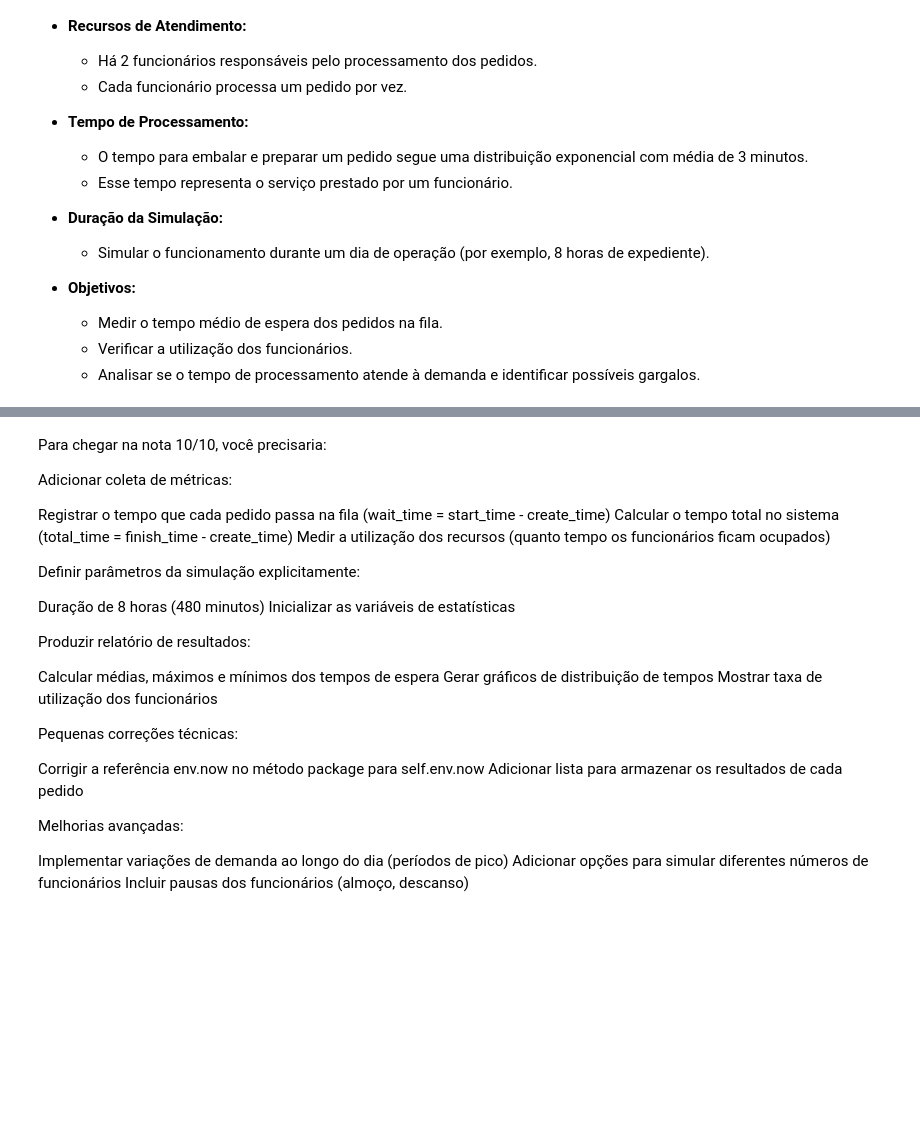
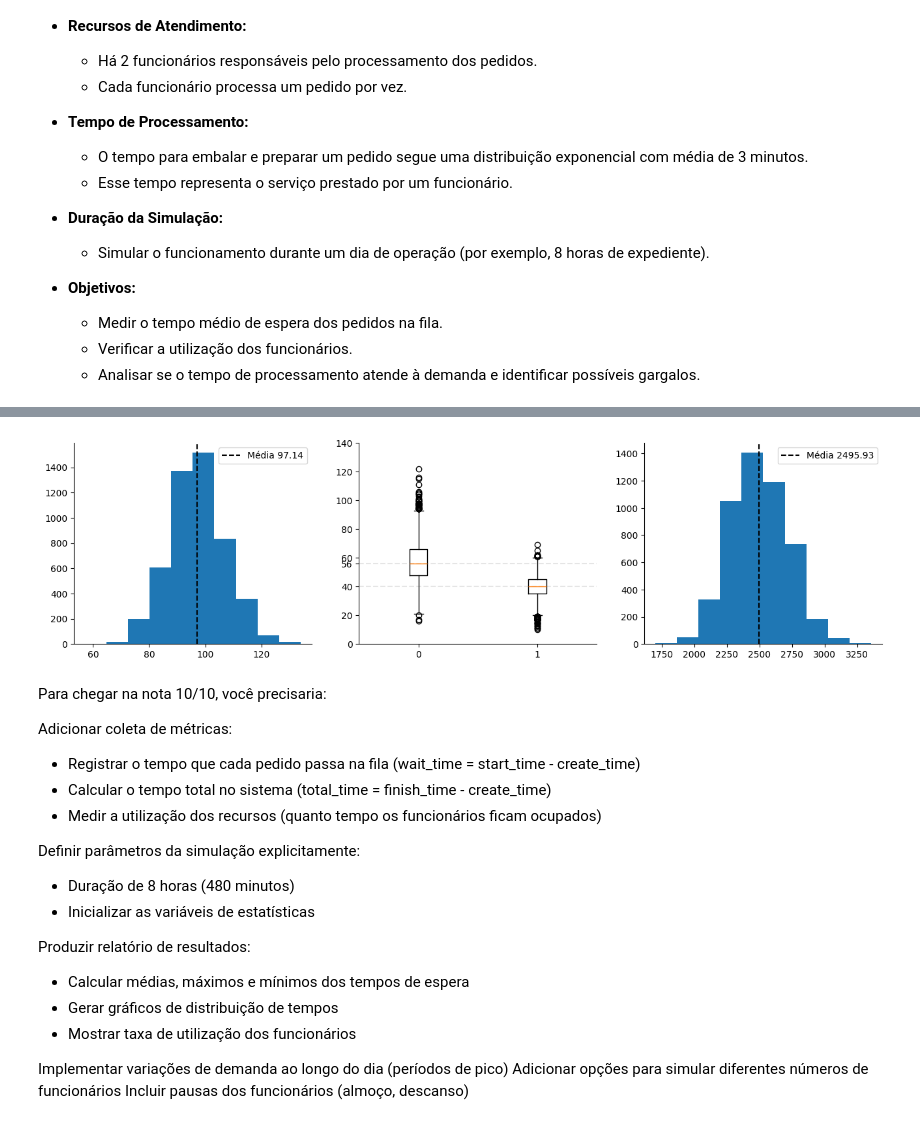
Before and after one commit to nasserboan/projx, a Jupyter notebook: notebooks/case1.ipynb, the cells around one changed output, grey strips where cells are left out. Cells and saved outputs as stored; diff of their text form; code cells hidden in the pictures; blank space fills up the shorter version.

```diff
--- a/notebooks/case1.ipynb
+++ b/notebooks/case1.ipynb
@@ -43,0 +84,7 @@ logger.addHandler(console_handler)
+# %%
+env = simpy.Environment()
+ecom = Packaging(env, num_workers=2)
+op = Operation(env, ecom)
+
+env.process(op.package_order())
+env.run(until=8*60)
@@ -44,3 +141,33 @@ logger.addHandler(console_handler)
+# %%
+df = pd.DataFrame(results)
+
+f, ax = plt.subplots(1,3, figsize=(16,4))
+
+ax[0].hist(df.orders_worked)
+ax[0].axvline(df.orders_worked.mean(),ls='--',color='black', label=f"Média {df.orders_worked.mean().round(2)}")
+ax[0].legend()
+
+
+ax[1].boxplot(
+    [df.n_orders_waited,
+     df.n_orders_instant],
+    positions=[0,1]
+)
+
+ax[1].axhline(df.n_orders_waited.median(),ls="--",color="grey",alpha=0.2, zorder=-1)
+ax[1].axhline(df.n_orders_instant.median(),ls="--",color="grey",alpha=0.2, zorder=-1)
+
+yticks = sorted(set(list(ax[1].get_yticks())+[df.n_orders_waited.median(),df.n_orders_instant.median()]))
+ax[1].set_yticks(yticks)
+
+ax[2].hist(df.revenue)
+ax[2].axvline(df.revenue.mean(),ls='--',color='black', label=f"Média {df.revenue.mean().round(2)}")
+
+ax[2].legend()
+
+plt.show()
+# %% [output]
+[figure, added]
 # %%
 class Packaging:
     def __init__(self, env):
@@ -74,31 +201,23 @@ Para chegar na nota 10/10, você precisaria:
 
 Adicionar coleta de métricas:
 
-Registrar o tempo que cada pedido passa na fila (wait_time = start_time - create_time)
-Calcular o tempo total no sistema (total_time = finish_time - create_time)
-Medir a utilização dos recursos (quanto tempo os funcionários ficam ocupados)
+* Registrar o tempo que cada pedido passa na fila (wait_time = start_time - create_time)
+* Calcular o tempo total no sistema (total_time = finish_time - create_time)
+* Medir a utilização dos recursos (quanto tempo os funcionários ficam ocupados)
 
 
 Definir parâmetros da simulação explicitamente:
 
-Duração de 8 horas (480 minutos)
-Inicializar as variáveis de estatísticas
+* Duração de 8 horas (480 minutos)
+* Inicializar as variáveis de estatísticas
 
 
 Produzir relatório de resultados:
 
-Calcular médias, máximos e mínimos dos tempos de espera
-Gerar gráficos de distribuição de tempos
-Mostrar taxa de utilização dos funcionários
+* Calcular médias, máximos e mínimos dos tempos de espera
+* Gerar gráficos de distribuição de tempos
+* Mostrar taxa de utilização dos funcionários
 
-
-Pequenas correções técnicas:
-
-Corrigir a referência env.now no método package para self.env.now
-Adicionar lista para armazenar os resultados de cada pedido
-
-
-Melhorias avançadas:
 
 Implementar variações de demanda ao longo do dia (períodos de pico)
 Adicionar opções para simular diferentes números de funcionários
```
Also changed, not shown: parts of 13 cells of this notebook.
